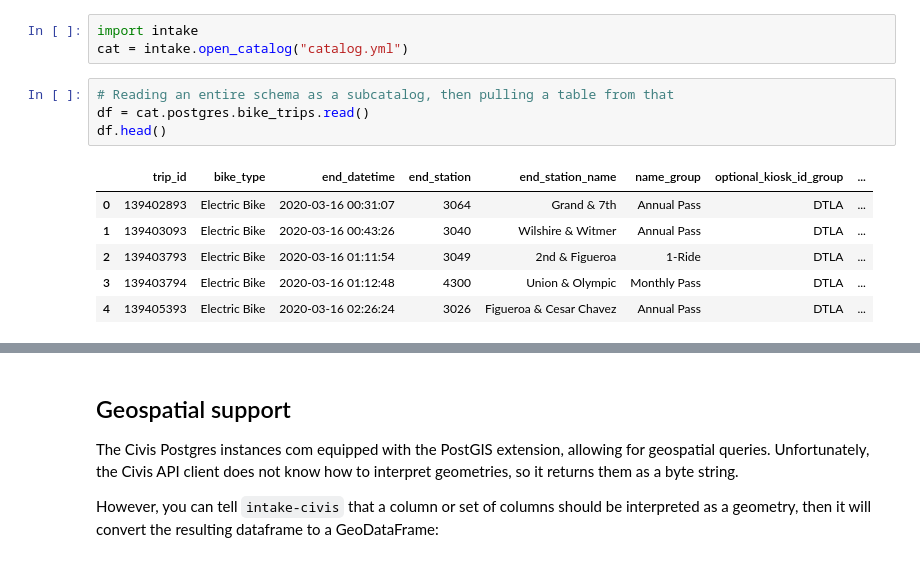
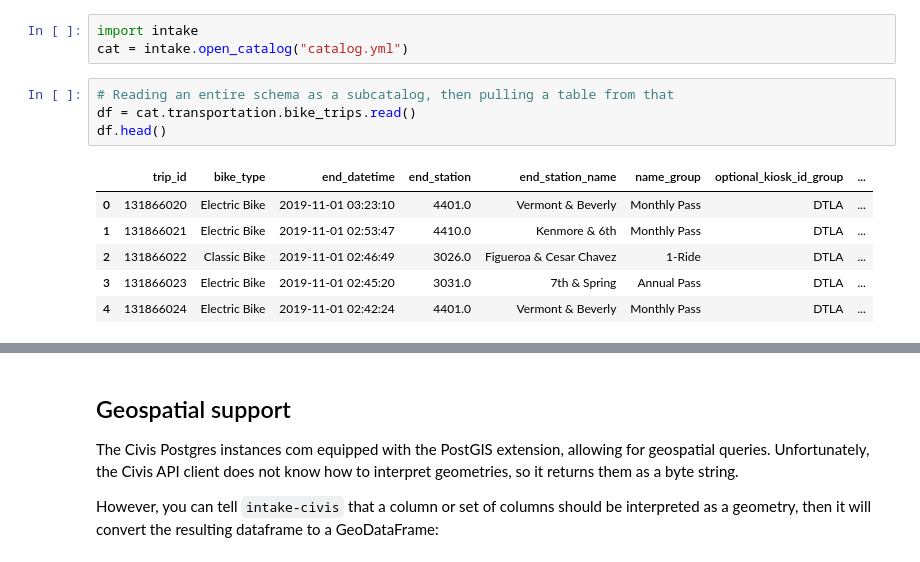
Before and after one commit to CityOfLosAngeles/intake-civis, a Jupyter notebook: examples/example.ipynb, the cells around one changed output, grey strips where cells are left out. Cells and saved outputs as stored; diff of their text form.

```diff
--- a/examples/example.ipynb
+++ b/examples/example.ipynb
@@ -53,15 +69,15 @@ import intake
 cat = intake.open_catalog("catalog.yml")
 # %%
 # Reading an entire schema as a subcatalog, then pulling a table from that
-df = cat.postgres.bike_trips.read()
+df = cat.transportation.bike_trips.read()
 df.head()
 # %% [output]
 |  | trip_id | bike_type | end_datetime | end_station | end_station_name | name_group | optional_kiosk_id_group | ... |
-| 0 | 139402893 | Electric Bike | 2020-03-16 00:31:07 | 3064 | Grand & 7th | Annual Pass | DTLA | ... |
-| 1 | 139403093 | Electric Bike | 2020-03-16 00:43:26 | 3040 | Wilshire & Witmer | Annual Pass | DTLA | ... |
-| 2 | 139403793 | Electric Bike | 2020-03-16 01:11:54 | 3049 | 2nd & Figueroa | 1-Ride | DTLA | ... |
-| 3 | 139403794 | Electric Bike | 2020-03-16 01:12:48 | 4300 | Union & Olympic | Monthly Pass | DTLA | ... |
-| 4 | 139405393 | Electric Bike | 2020-03-16 02:26:24 | 3026 | Figueroa & Cesar Chavez | Annual Pass | DTLA | ... |
+| 0 | 131866020 | Electric Bike | 2019-11-01 03:23:10 | 4401.0 | Vermont & Beverly | Monthly Pass | DTLA | ... |
+| 1 | 131866021 | Electric Bike | 2019-11-01 02:53:47 | 4410.0 | Kenmore & 6th | Monthly Pass | DTLA | ... |
+| 2 | 131866022 | Classic Bike | 2019-11-01 02:46:49 | 3026.0 | Figueroa & Cesar Chavez | 1-Ride | DTLA | ... |
+| 3 | 131866023 | Electric Bike | 2019-11-01 02:45:20 | 3031.0 | 7th & Spring | Annual Pass | DTLA | ... |
+| 4 | 131866024 | Electric Bike | 2019-11-01 02:42:24 | 4401.0 | Vermont & Beverly | Monthly Pass | DTLA | ... |
 # %%
 # Reading a single table
 df = cat.bike_trips.read()
```
Also changed, not shown: parts of 10 cells of this notebook, 2 other files.
